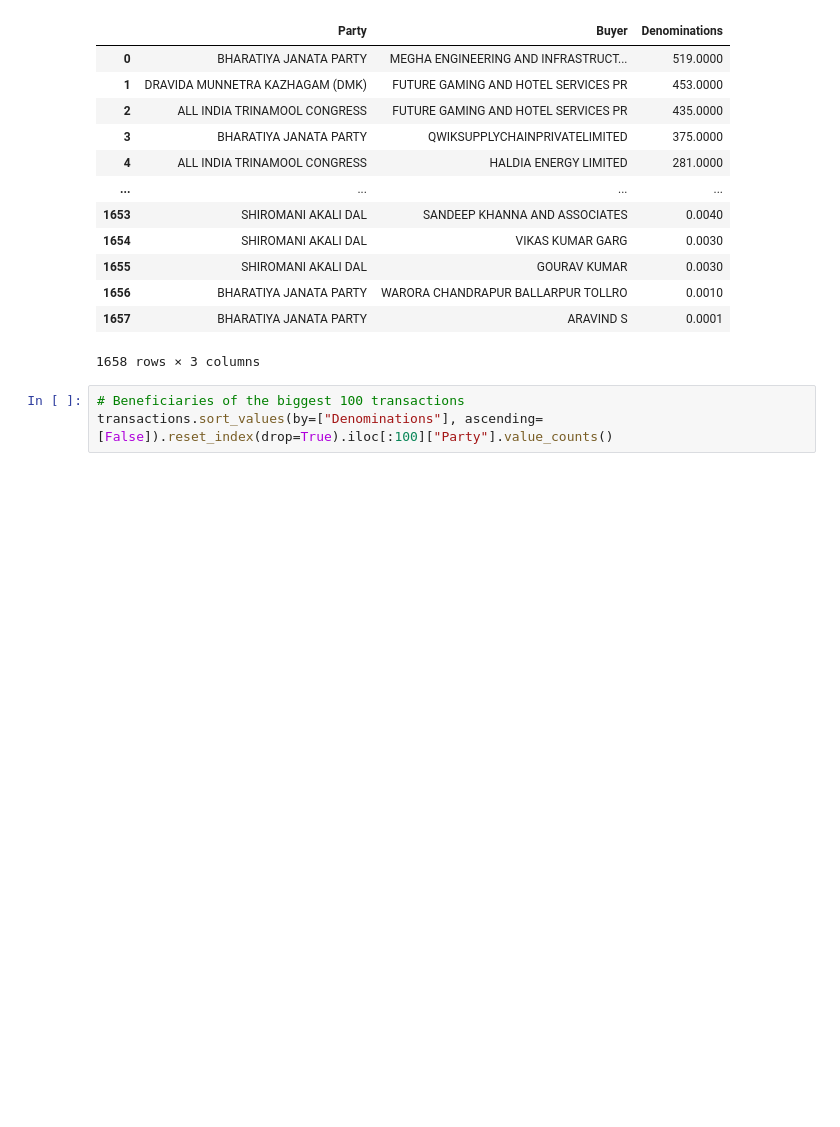
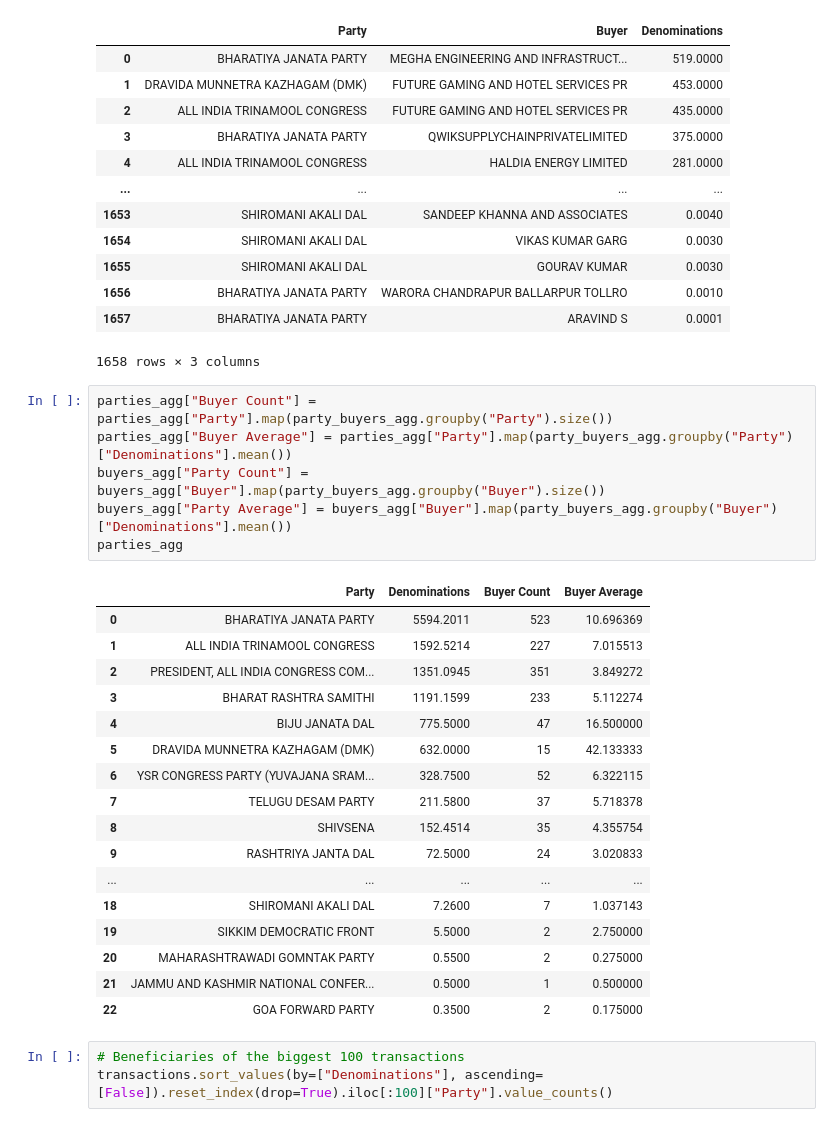
Before and after one commit to kkkarnav/electoralBonds, a Jupyter notebook: referenced_bonds_analysis.ipynb, the cells around one changed output. Drawn from its saved outputs; the diff is of its cells as text; blank space fills up the shorter version.

```diff
--- a/referenced_bonds_analysis.ipynb
+++ b/referenced_bonds_analysis.ipynb
@@ -191,6 +192,30 @@ party_buyers_agg
 | 1656 | BHARATIYA JANATA PARTY | WARORA CHANDRAPUR BALLARPUR TOLLRO | 0.0010 |
 | 1657 | BHARATIYA JANATA PARTY | ARAVIND S | 0.0001 |
 1658 rows × 3 columns
+# %%
+parties_agg["Buyer Count"] = parties_agg["Party"].map(party_buyers_agg.groupby("Party").size())
+parties_agg["Buyer Average"] = parties_agg["Party"].map(party_buyers_agg.groupby("Party")["Denominations"].mean())
+buyers_agg["Party Count"] = buyers_agg["Buyer"].map(party_buyers_agg.groupby("Buyer").size())
+buyers_agg["Party Average"] = buyers_agg["Buyer"].map(party_buyers_agg.groupby("Buyer")["Denominations"].mean())
+parties_agg
+# %% [output]
+|  | Party | Denominations | Buyer Count | Buyer Average |
+| 0 | BHARATIYA JANATA PARTY | 5594.2011 | 523 | 10.696369 |
+| 1 | ALL INDIA TRINAMOOL CONGRESS | 1592.5214 | 227 | 7.015513 |
+| 2 | PRESIDENT, ALL INDIA CONGRESS COM... | 1351.0945 | 351 | 3.849272 |
+| 3 | BHARAT RASHTRA SAMITHI | 1191.1599 | 233 | 5.112274 |
+| 4 | BIJU JANATA DAL | 775.5000 | 47 | 16.500000 |
+| 5 | DRAVIDA MUNNETRA KAZHAGAM (DMK) | 632.0000 | 15 | 42.133333 |
+| 6 | YSR CONGRESS PARTY (YUVAJANA SRAM... | 328.7500 | 52 | 6.322115 |
+| 7 | TELUGU DESAM PARTY | 211.5800 | 37 | 5.718378 |
+| 8 | SHIVSENA | 152.4514 | 35 | 4.355754 |
+| 9 | RASHTRIYA JANTA DAL | 72.5000 | 24 | 3.020833 |
+| ... | ... | ... | ... | ... |
+| 18 | SHIROMANI AKALI DAL | 7.2600 | 7 | 1.037143 |
+| 19 | SIKKIM DEMOCRATIC FRONT | 5.5000 | 2 | 2.750000 |
+| 20 | MAHARASHTRAWADI GOMNTAK PARTY | 0.5500 | 2 | 0.275000 |
+| 21 | JAMMU AND KASHMIR NATIONAL CONFER... | 0.5000 | 1 | 0.500000 |
+| 22 | GOA FORWARD PARTY | 0.3500 | 2 | 0.175000 |
 # %%
 # Beneficiaries of the biggest 100 transactions
 transactions.sort_values(by=["Denominations"], ascending=[False]).reset_index(drop=True).iloc[:100]["Party"].value_counts()
```
Also changed, not shown: parts of 12 cells of this notebook.
